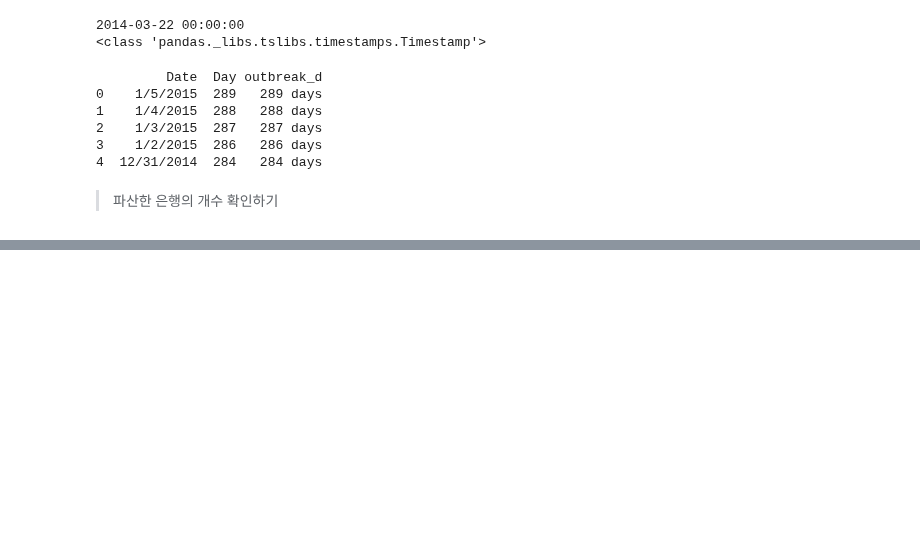
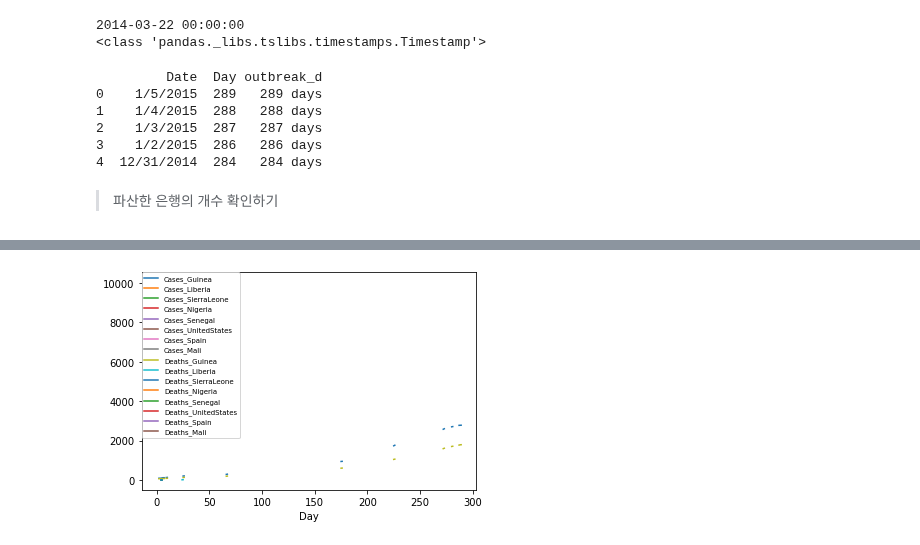
Before and after one commit to nyoons/ESAA, a Jupyter notebook: 2022_10_14_과제_두잇_판다스_입문.ipynb, the cells around one changed output, grey strips where cells are left out. Drawn from its saved outputs; the diff is of its cells as text; code cells hidden in the pictures; blank space fills up the shorter version.

```diff
--- a/2022_10_14_과제_두잇_판다스_입문.ipynb
+++ b/2022_10_14_과제_두잇_판다스_입문.ipynb
@@ -389,0 +416,7 @@ plt.show()
+# %%
+#08. 각 나라의 에볼라 발병일을 동일한 출발선으로 옮기려면 에볼라가 처음 발병한 날(earliest_date)에서 각 나라의 에볼라 발병일을 뺀 만큼(shift_values) 옮기면 된다.
+earliest_date=ebola.index.min()
+print(earliest_date)
+
+shift_values=last_valid-earliest_date
+print(shift_values)
@@ -389,0 +444,10 @@ plt.show()
+# %%
+#09. 각 나라의 발병일을 옮기자. shift 메서드를 사용해 모든 열의 값을 shift_values 만큼 옮긴 것. shift 메서드는 인잣값만큼 데이터를 밀어낸다.
+ebola_dict={}
+for idx, col in enumerate(ebola):
+  d=shift_values[idx].days
+  shifted=ebola[col].shift(d)
+  ebola_dict[col]=shifted
+# %%
+#10. ebola_dict에는 시간을 다시 설정한 딕셔너리 형태 데이터가 저장. DateFrame 메서드로 변환하자.
+ebola_shift=pd.DataFrame(ebola_dict)
@@ -389,0 +475,5 @@ plt.show()
+# %%
+#12. 인덱스를 day 열로 지정하고 그래프에 필요없는 열은 삭제하면 그래프를 위한 데이터프레임 완성
+ebola_shift.index=ebola_shift['Day']
+ebola_shift=ebola_shift.drop(['Date', 'Day'], axis=1)
+print(ebola_shift.tail())
@@ -389,0 +498,8 @@ plt.show()
+# %%
+#13. 그래프 그리자
+fig, ax=plt.subplots()
+ax=ebola_shift.iloc[:,:].plot(ax=ax)
+ax.legend(fontsize=7, loc=2, borderaxespad=0.)
+plt.show()
+# %% [output]
+[figure, added]
```
Also changed, not shown: parts of 21 cells of this notebook.
